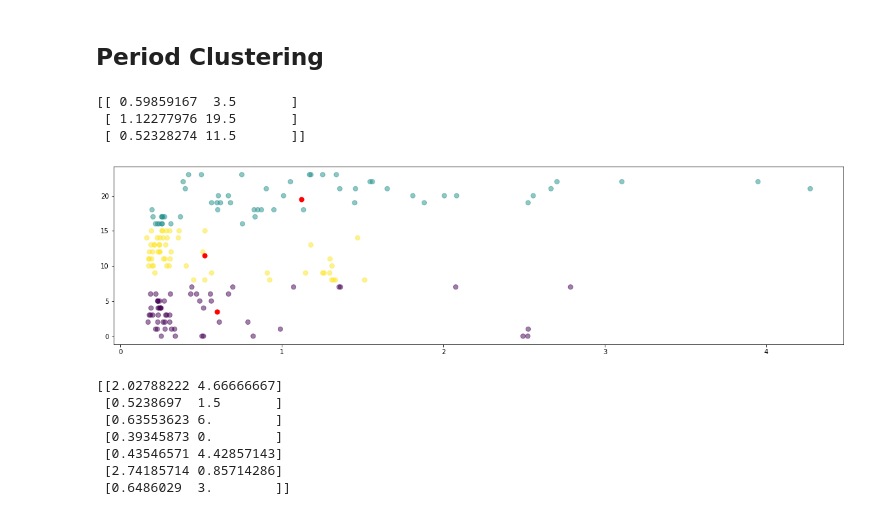
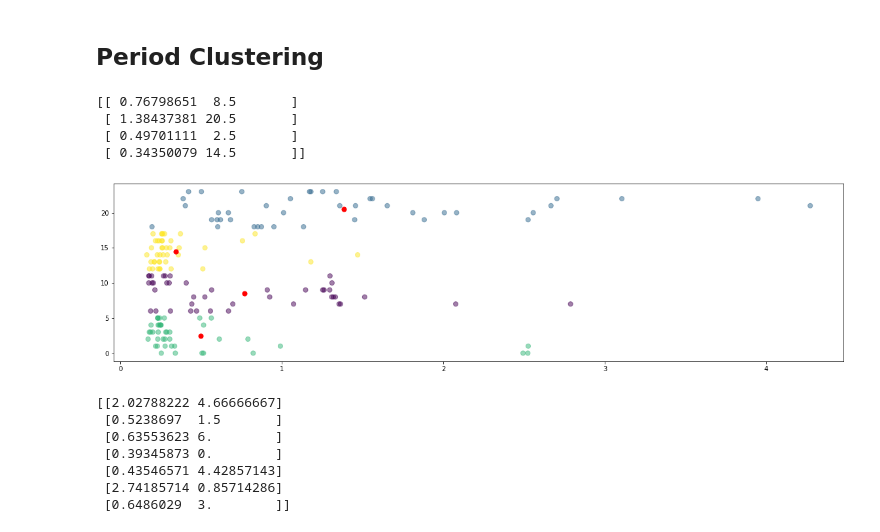
Before and after one commit to Gunisalvo/ppget-aprendizado-de-maquinas, a Jupyter notebook: demand_response.ipynb, the cells around one changed output. Drawn from its saved outputs; the diff is of its cells as text; code cells hidden in the pictures.

```diff
--- a/demand_response.ipynb
+++ b/demand_response.ipynb
@@ -270,20 +270,21 @@ plt.pyplot.show()
 # %%
 from sklearn.cluster import KMeans
 
 kw_hour = pd.DataFrame(zip(list(series.values),list(series.index.hour)))
 kw_hour.columns = ["kw", "hour"]
-kmeans = KMeans(n_clusters=3).fit(kw_hour)
+kmeans = KMeans(n_clusters=4).fit(kw_hour)
 centroids = kmeans.cluster_centers_
 print(centroids)
 
 plt.pyplot.scatter(kw_hour["kw"], kw_hour["hour"], c= kmeans.labels_.astype(float), s=50, alpha=0.5)
 plt.pyplot.scatter(centroids[:, 0], centroids[:, 1], c='red', s=50)
 plt.pyplot.show()
 # %% [output]
-[[ 0.59859167  3.5       ]
- [ 1.12277976 19.5       ]
- [ 0.52328274 11.5       ]]
+[[ 0.76798651  8.5       ]
+ [ 1.38437381 20.5       ]
+ [ 0.49701111  2.5       ]
+ [ 0.34350079 14.5       ]]
-[figure, old version]
+[figure, new version]
 # %%
 kw_day = pd.DataFrame(zip(list(series.values),list(series.index.dayofweek)))
 kw_day.columns = ["kw", "day_of_week"]
```
Also changed, not shown: parts of 1 cell of this notebook.
